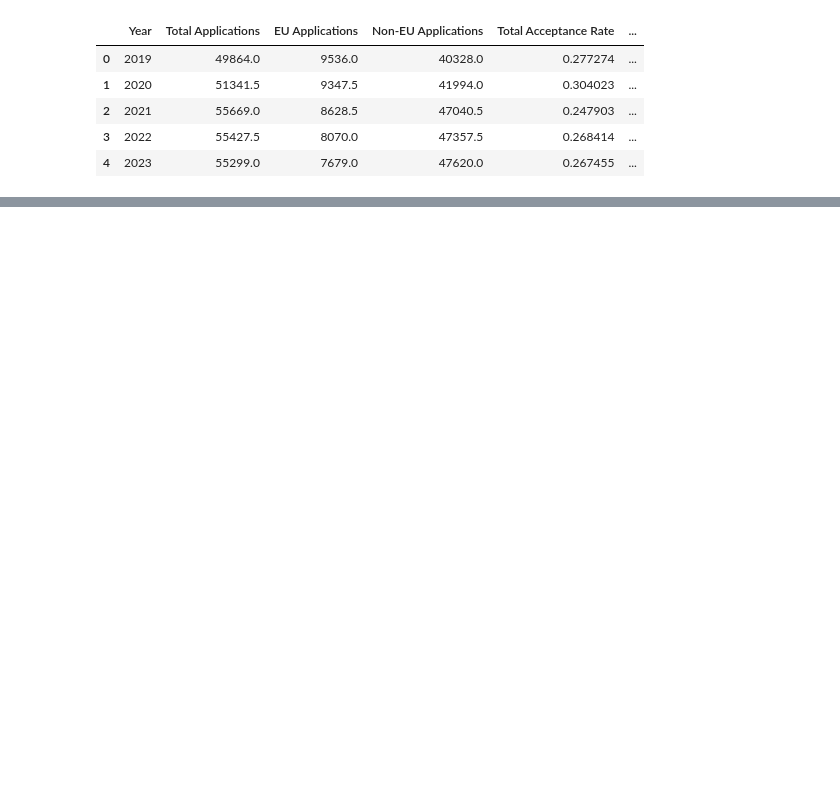
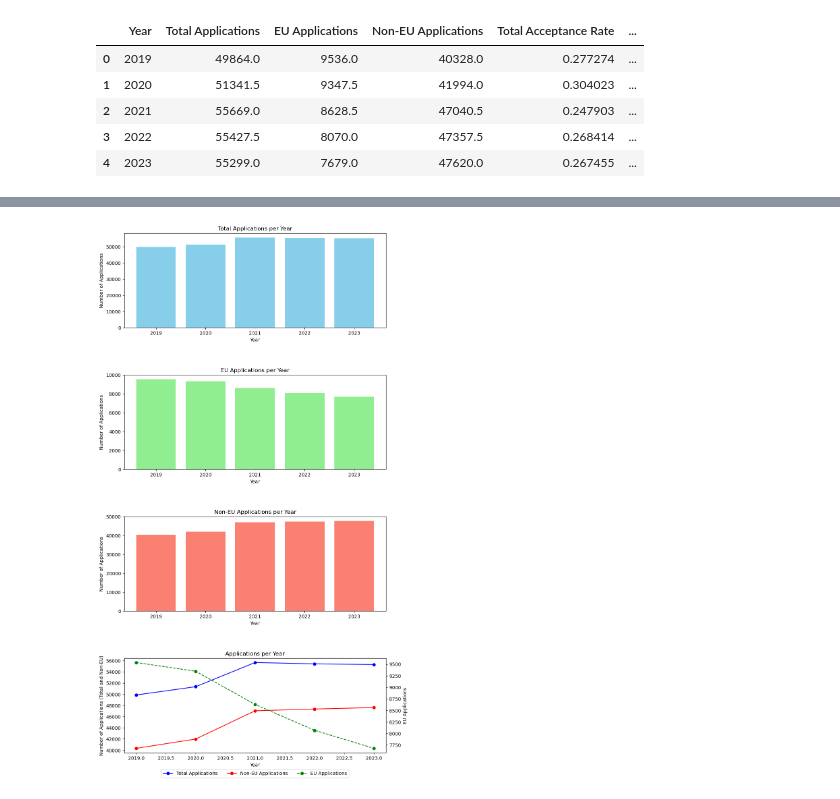
Before and after one commit to ascneuenheim/ST115_Brexit, a Jupyter notebook: Question 1.ipynb, the cells around one changed output, grey strips where cells are left out. Cells and saved outputs as stored; diff of their text form; code cells hidden in the pictures; blank space fills up the shorter version.

```diff
--- a/Question 1.ipynb
+++ b/Question 1.ipynb
@@ -233,0 +125,68 @@ PatsyError: Error evaluating factor: NameError: name 'EU_Applications' is not de
+# %%
+import matplotlib.pyplot as plt
+import pandas as pd
+
+# Assuming 'df' is your DataFrame containing the summary data
+# We first need to calculate the summary data based on your df after filtering
+years = ['2019', '2020', '2021', '2022', '2023']
+summary_data = {
+    "Year": [],
+    "Total Applications": [],
+    "EU Applications": [],
+    "Non-EU Applications": []
+}
+
+# Sum applications per year for EU and Total applications
+for year in years:
+    apps_col = f'Applications {year}'
+    summary_data["Year"].append(int(year))
+    summary_data["EU Applications"].append(df[df['Nationality'].isin(EU_nationalities)][apps_col].sum())
+    summary_data["Total Applications"].append(df[apps_col].sum())
+    summary_data["Non-EU Applications"].append(df[~df['Nationality'].isin(EU_nationalities)][apps_col].sum())
+
+# Convert summary_data to DataFrame
+summary_df = pd.DataFrame(summary_data)
+
+# Set up the plots
+fig, axes = plt.subplots(4, 1, figsize=(10, 20))
+fig.subplots_adjust(hspace=0.5)
+
+# Plot total applications per year with a bar chart
+axes[0].bar(summary_df['Year'], summary_df['Total Applications'], color='skyblue')
+axes[0].set_title('Total Applications per Year')
+axes[0].set_xlabel('Year')
+axes[0].set_ylabel('Number of Applications')
+
+# Plot EU applications per year with a bar chart
+axes[1].bar(summary_df['Year'], summary_df['EU Applications'], color='lightgreen')
+axes[1].set_title('EU Applications per Year')
+axes[1].set_xlabel('Year')
+axes[1].set_ylabel('Number of Applications')
+
+# Plot Non-EU applications per year with a bar chart
+axes[2].bar(summary_df['Year'], summary_df['Non-EU Applications'], color='salmon')
+axes[2].set_title('Non-EU Applications per Year')
+axes[2].set_xlabel('Year')
+axes[2].set_ylabel('Number of Applications')
+
+# Add a line chart for applications per year for all categories
+axes[3].plot(summary_df['Year'], summary_df['Total Applications'], label='Total Applications', marker='o', linestyle='-', color='blue')
+axes[3].plot(summary_df['Year'], summary_df['Non-EU Applications'], label='Non-EU Applications', marker='o', linestyle='-', color='red')
+
+# EU uses the secondary y-axis
+ax2 = axes[3].twinx()
+ax2.plot(summary_df['Year'], summary_df['EU Applications'], label='EU Applications', marker='o', linestyle='--', color='green')
+ax2.set_ylabel('EU Applications')
+
+axes[3].set_title('Applications per Year')
+axes[3].set_xlabel('Year')
+axes[3].set_ylabel('Number of Applications (Total and Non-EU)')
+
+# Handling the legend: combining legends from both axes and placing them optimally
+lines, labels = axes[3].get_legend_handles_labels()
+lines2, labels2 = ax2.get_legend_handles_labels()
+ax2.legend(lines + lines2, labels + labels2, loc='upper center', bbox_to_anchor=(0.5, -0.15), ncol=3)
+
+plt.show()
+# %% [output]
+[figure, added]
```
Also changed, not shown: parts of 5 cells of this notebook.
